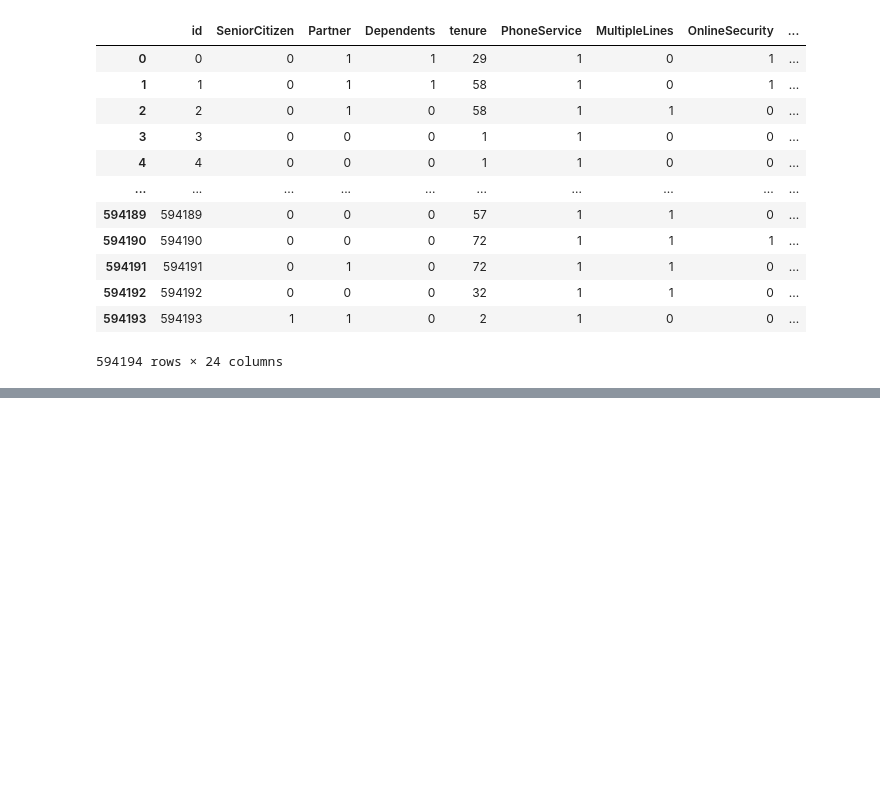
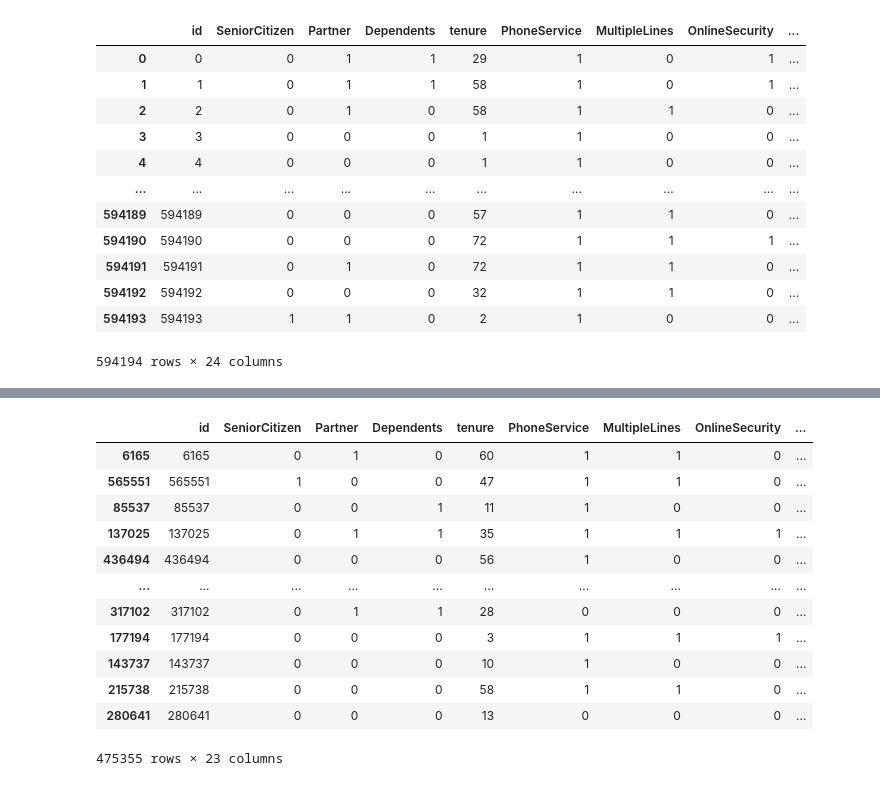
Before and after one commit to YugYadav25/kaggle-notebooks, a Jupyter notebook: Chrun Prediction playground-series-s6e3/ChurnPredic.ipynb, the cells around one changed output, grey strips where cells are left out. Cells and saved outputs as stored; diff of their text form; code cells hidden in the pictures; blank space fills up the shorter version.

```diff
--- a/Chrun Prediction playground-series-s6e3/ChurnPredic.ipynb
+++ b/Chrun Prediction playground-series-s6e3/ChurnPredic.ipynb
@@ -619,0 +654,16 @@ Accuracy: 0.84
+# %%
+X_train
+# %% [output]
+|  | id | SeniorCitizen | Partner | Dependents | tenure | PhoneService | MultipleLines | OnlineSecurity | ... |
+| 6165 | 6165 | 0 | 1 | 0 | 60 | 1 | 1 | 0 | ... |
+| 565551 | 565551 | 1 | 0 | 0 | 47 | 1 | 1 | 0 | ... |
+| 85537 | 85537 | 0 | 0 | 1 | 11 | 1 | 0 | 0 | ... |
+| 137025 | 137025 | 0 | 1 | 1 | 35 | 1 | 1 | 1 | ... |
+| 436494 | 436494 | 0 | 0 | 0 | 56 | 1 | 0 | 0 | ... |
+| ... | ... | ... | ... | ... | ... | ... | ... | ... | ... |
+| 317102 | 317102 | 0 | 1 | 1 | 28 | 0 | 0 | 0 | ... |
+| 177194 | 177194 | 0 | 0 | 0 | 3 | 1 | 1 | 1 | ... |
+| 143737 | 143737 | 0 | 0 | 0 | 10 | 1 | 0 | 0 | ... |
+| 215738 | 215738 | 0 | 0 | 0 | 58 | 1 | 1 | 0 | ... |
+| 280641 | 280641 | 0 | 0 | 0 | 13 | 0 | 0 | 0 | ... |
+475355 rows × 23 columns
```
Also changed, not shown: parts of 26 cells of this notebook.
